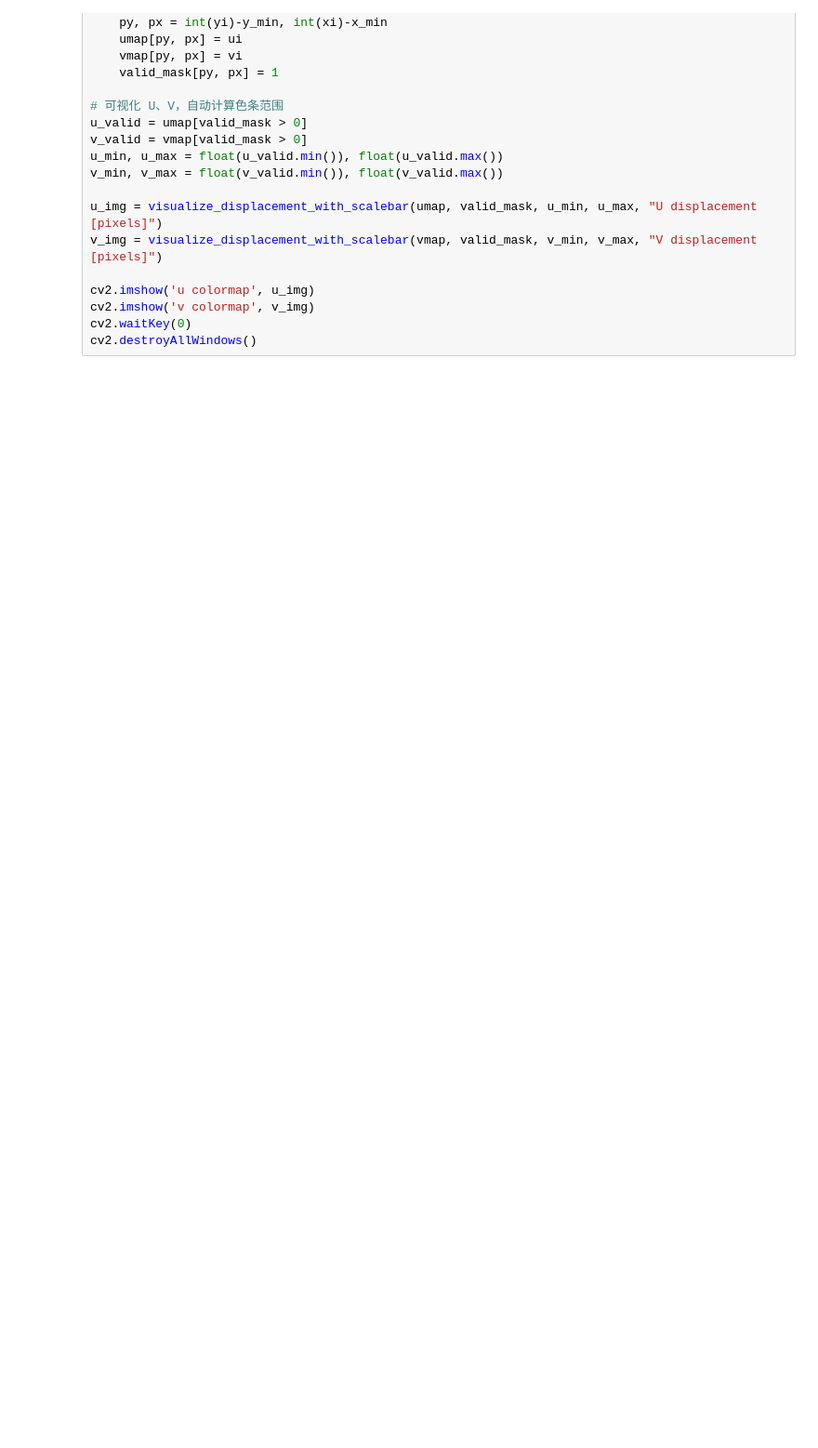
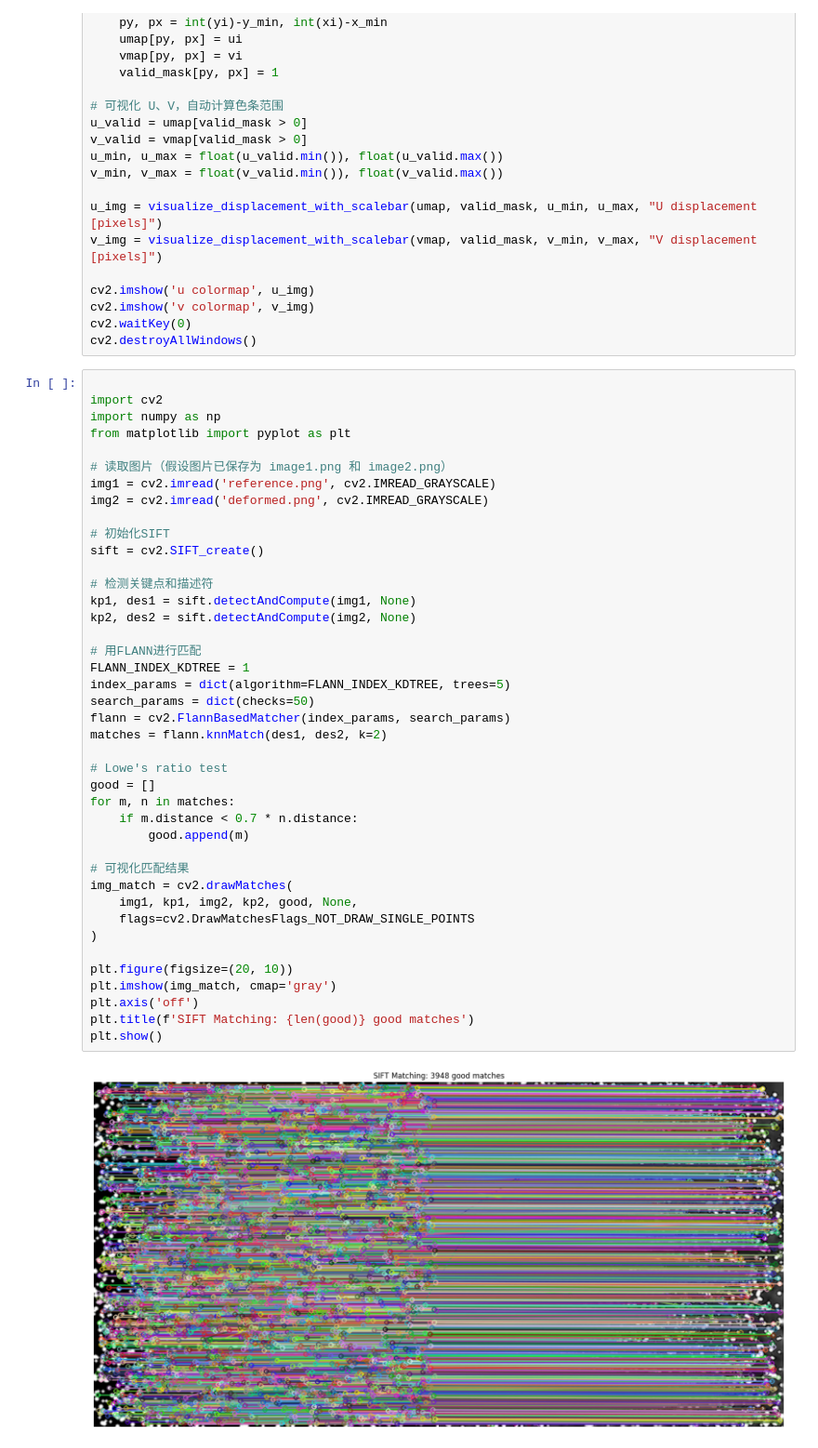
Before and after one commit to HowLi0/StudyCorr, a Jupyter notebook: show_u_v.ipynb, the cells around one changed output. Shown at 93% size. Saved outputs shown, nothing was run; the diff lists cells and outputs as text; blank space fills up the shorter version.

```diff
--- a/show_u_v.ipynb
+++ b/show_u_v.ipynb
@@ -180,3 +89,46 @@ cv2.imshow('u colormap', u_img)
 cv2.imshow('v colormap', v_img)
 cv2.waitKey(0)
 cv2.destroyAllWindows()
+# %%
+
+import cv2
+import numpy as np
+from matplotlib import pyplot as plt
+
+# 读取图片（假设图片已保存为 image1.png 和 image2.png）
+img1 = cv2.imread('reference.png', cv2.IMREAD_GRAYSCALE)
+img2 = cv2.imread('deformed.png', cv2.IMREAD_GRAYSCALE)
+
+# 初始化SIFT
+sift = cv2.SIFT_create()
+
+# 检测关键点和描述符
+kp1, des1 = sift.detectAndCompute(img1, None)
+kp2, des2 = sift.detectAndCompute(img2, None)
+
+# 用FLANN进行匹配
+FLANN_INDEX_KDTREE = 1
+index_params = dict(algorithm=FLANN_INDEX_KDTREE, trees=5)
+search_params = dict(checks=50)
+flann = cv2.FlannBasedMatcher(index_params, search_params)
+matches = flann.knnMatch(des1, des2, k=2)
+
+# Lowe's ratio test
+good = []
+for m, n in matches:
+    if m.distance < 0.7 * n.distance:
+        good.append(m)
+
+# 可视化匹配结果
+img_match = cv2.drawMatches(
+    img1, kp1, img2, kp2, good, None,
+    flags=cv2.DrawMatchesFlags_NOT_DRAW_SINGLE_POINTS
+)
+
+plt.figure(figsize=(20, 10))
+plt.imshow(img_match, cmap='gray')
+plt.axis('off')
+plt.title(f'SIFT Matching: {len(good)} good matches')
+plt.show()
+# %% [output]
+[figure, added]
```
Also changed, not shown: parts of 1 cell of this notebook, 13 other files.
